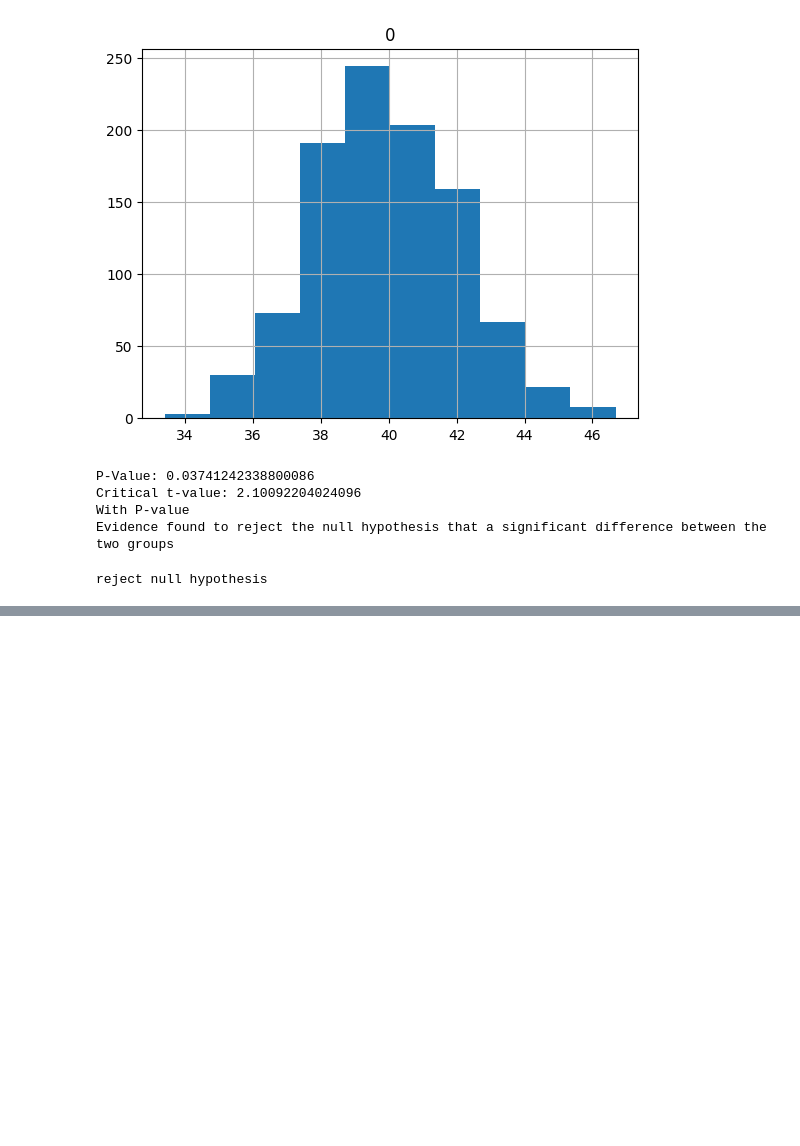
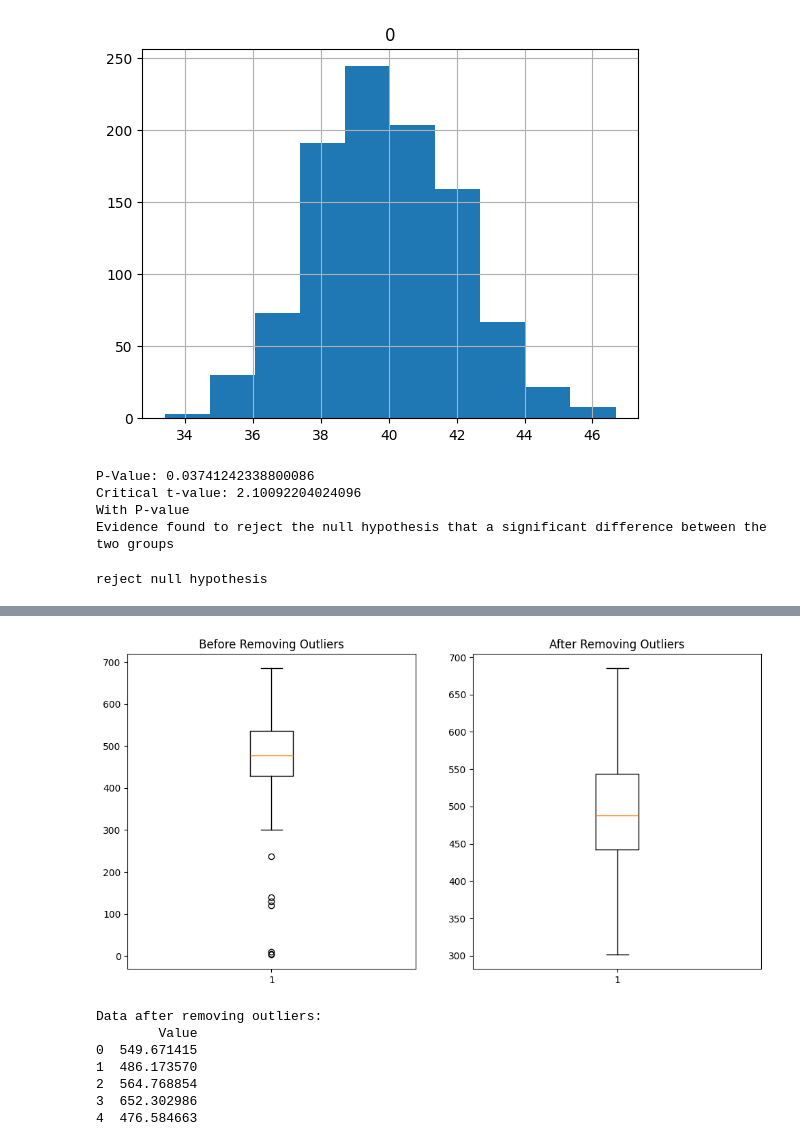
Before and after one commit to Aayush063/Foundation_of-_Data_Science, a Jupyter notebook: stats.ipynb, the cells around one changed output, grey strips where cells are left out. Saved outputs shown, nothing was run; the diff lists cells and outputs as text; code cells hidden in the pictures; blank space fills up the shorter version.

```diff
--- a/stats.ipynb
+++ b/stats.ipynb
@@ -280,0 +493,49 @@ reject null hypothesis
+# %%
+# Generate some random data
+import numpy as np
+import pandas as pd
+import matplotlib.pyplot as plt
+np.random.seed(42)
+data = np.random.normal(loc=500, scale=100, size=100)  # Normal distribution
+
+# Add extreme outliers (including very low values)
+outliers = np.array([10, 120, 130, 5, 140, 3])
+data_with_outliers = np.concatenate([data, outliers])
+
+# Convert to DataFrame
+df = pd.DataFrame({'Value': data_with_outliers})
+
+# Calculate Q1, Q3, and IQR
+Q1 = df['Value'].quantile(0.25)
+Q3 = df['Value'].quantile(0.75)
+IQR = Q3 - Q1
+
+# Define lower and upper bounds
+lower_bound = Q1 - 1.5 * IQR
+upper_bound = Q3 + 1.5 * IQR
+
+# Remove outliers
+df_filtered = df[(df['Value'] >= lower_bound) & (df['Value'] <= upper_bound)]
+
+# Plot before and after removing outliers
+fig, (ax1, ax2) = plt.subplots(1, 2, figsize=(12, 6))
+
+ax1.boxplot(df['Value'])
+ax1.set_title("Before Removing Outliers")
+
+ax2.boxplot(df_filtered['Value'])
+ax2.set_title("After Removing Outliers")
+
+plt.show()
+
+print("Data after removing outliers:")
+print(df_filtered.head())
+# %% [output]
+[figure, added]
+Data after removing outliers:
+        Value
+0  549.671415
+1  486.173570
+2  564.768854
+3  652.302986
+4  476.584663
```
Also changed, not shown: parts of 19 cells of this notebook, 2 other files.
